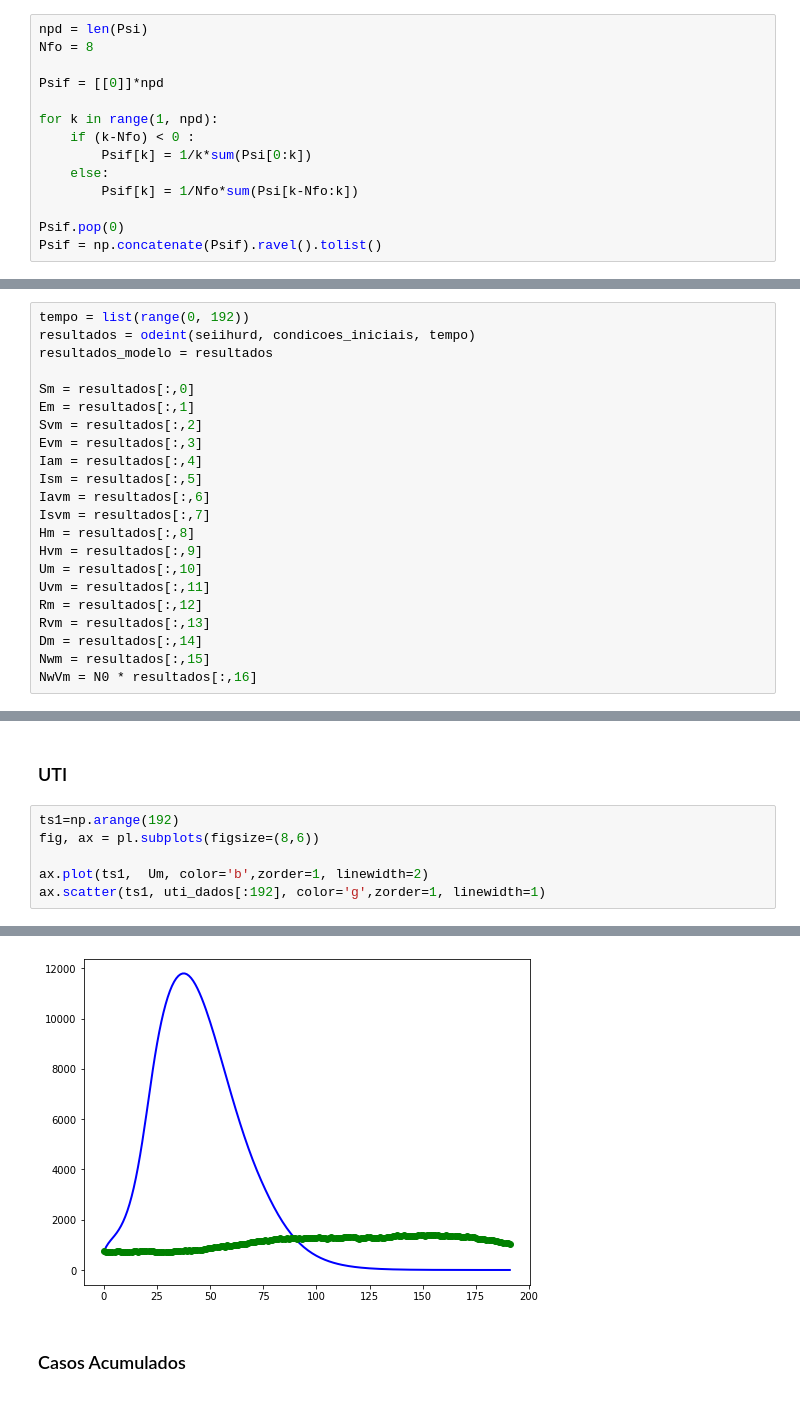
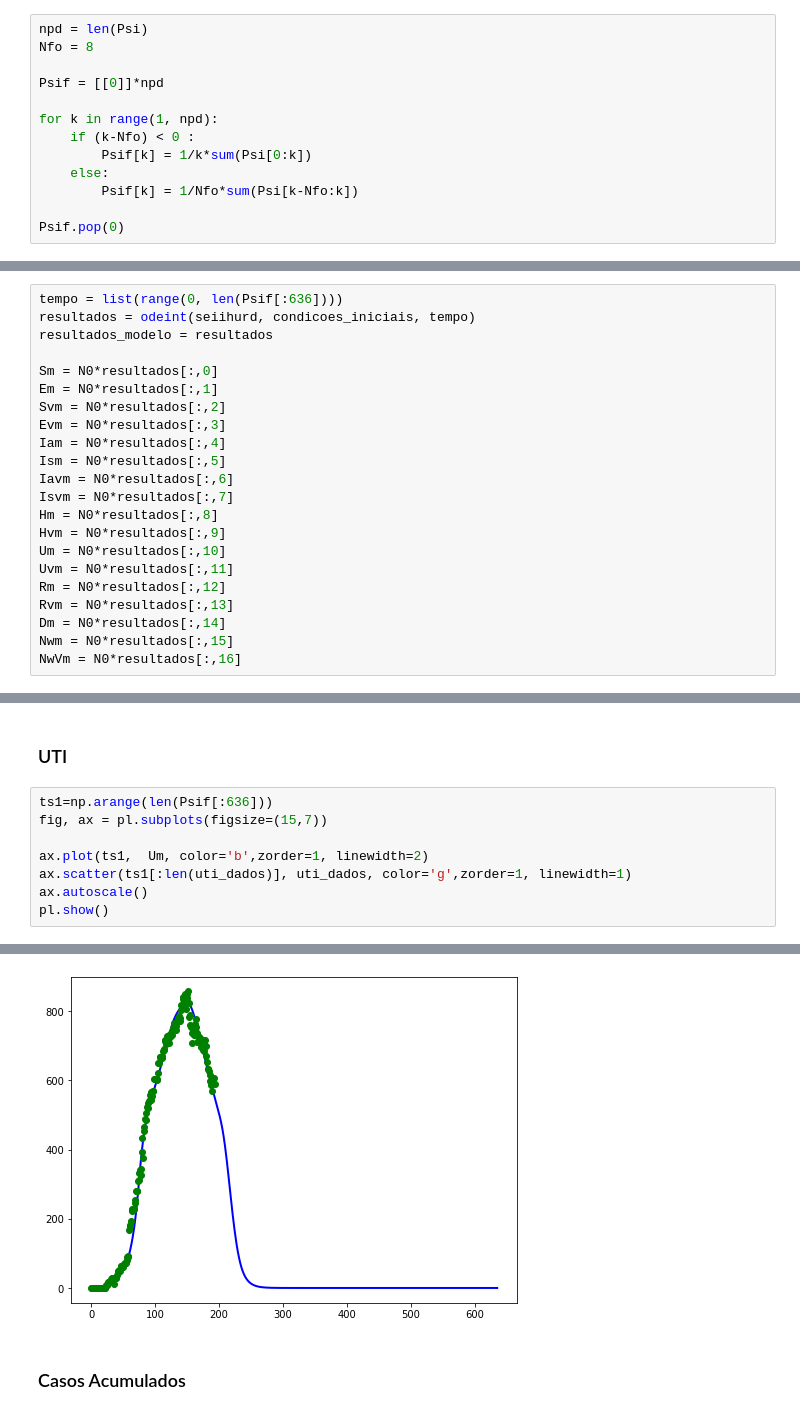
Before and after one commit to filipe7788/SEIHURD, a Jupyter notebook: seiihurd-psi.ipynb, the cells around one changed output, grey strips where cells are left out. Saved outputs shown, nothing was run; the diff lists cells and outputs as text.

```diff
--- a/seiihurd-psi.ipynb
+++ b/seiihurd-psi.ipynb
@@ -32,4 +43,3 @@ for k in range(1, npd):
         Psif[k] = 1/Nfo*sum(Psi[k-Nfo:k])
 
 Psif.pop(0)
-Psif = np.concatenate(Psif).ravel().tolist()
@@ -181,27 +256,27 @@ def seiihurd(y, t):
 # %% [markdown]
 # Chamando modelo
 # %%
-tempo = list(range(0, 192))
+tempo = list(range(0, len(Psif[:636])))
 resultados = odeint(seiihurd, condicoes_iniciais, tempo)
 resultados_modelo = resultados
 
-Sm = resultados[:,0]
-Em = resultados[:,1]
-Svm = resultados[:,2]
-Evm = resultados[:,3]
-Iam = resultados[:,4]
-Ism = resultados[:,5]
-Iavm = resultados[:,6]
-Isvm = resultados[:,7]
-Hm = resultados[:,8]
-Hvm = resultados[:,9]
-Um = resultados[:,10]
-Uvm = resultados[:,11]
-Rm = resultados[:,12]
-Rvm = resultados[:,13]
-Dm = resultados[:,14]
-Nwm = resultados[:,15]
-NwVm = N0 * resultados[:,16]
+Sm = N0*resultados[:,0]
+Em = N0*resultados[:,1]
+Svm = N0*resultados[:,2]
+Evm = N0*resultados[:,3]
+Iam = N0*resultados[:,4]
+Ism = N0*resultados[:,5]
+Iavm = N0*resultados[:,6]
+Isvm = N0*resultados[:,7]
+Hm = N0*resultados[:,8]
+Hvm = N0*resultados[:,9]
+Um = N0*resultados[:,10]
+Uvm = N0*resultados[:,11]
+Rm = N0*resultados[:,12]
+Rvm = N0*resultados[:,13]
+Dm = N0*resultados[:,14]
+Nwm = N0*resultados[:,15]
+NwVm = N0*resultados[:,16]
 # %% [markdown]
 # Plotando graficos
 # %% [markdown]
@@ -218,9 +294,11 @@ ax.scatter(ts1, hospitalizados_dados[:192], color='g',zorder=1, linewidth=1)
 # %% [markdown]
 ### UTI
 # %%
-ts1=np.arange(192)
-fig, ax = pl.subplots(figsize=(8,6))
+ts1=np.arange(len(Psif[:636]))
+fig, ax = pl.subplots(figsize=(15,7))
 
 ax.plot(ts1,  Um, color='b',zorder=1, linewidth=2)
-ax.scatter(ts1, uti_dados[:192], color='g',zorder=1, linewidth=1)
+ax.scatter(ts1[:len(uti_dados)], uti_dados, color='g',zorder=1, linewidth=1)
+ax.autoscale()
+pl.show()
 # %% [output]
@@ -228,4 +305,4 @@ ax.scatter(ts1, uti_dados[:192], color='g',zorder=1, linewidth=1)
-[figure, old version]
+[figure, new version]
 # %% [markdown]
 ### Casos Acumulados
 # %%
```
Also changed, not shown: parts of 22 cells of this notebook, 3 other files.
